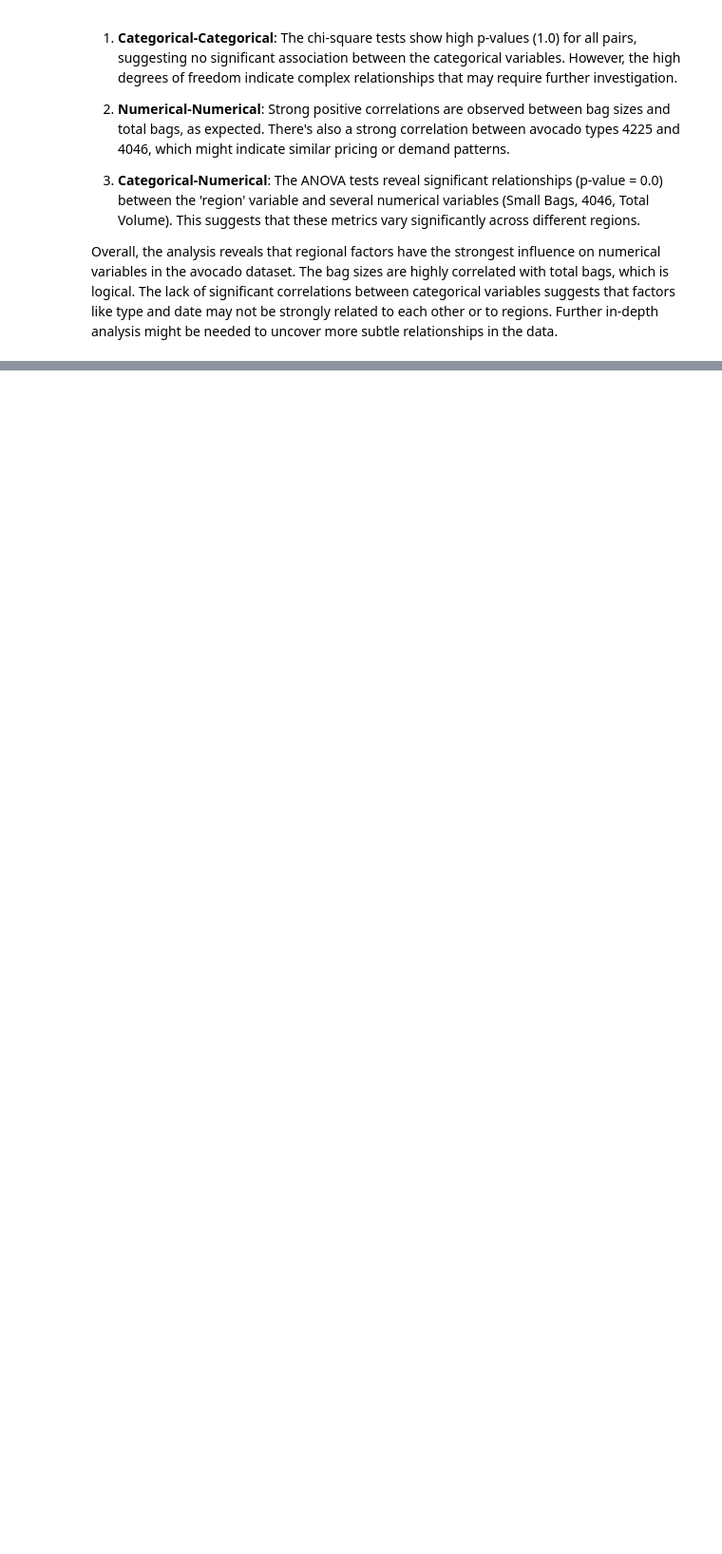
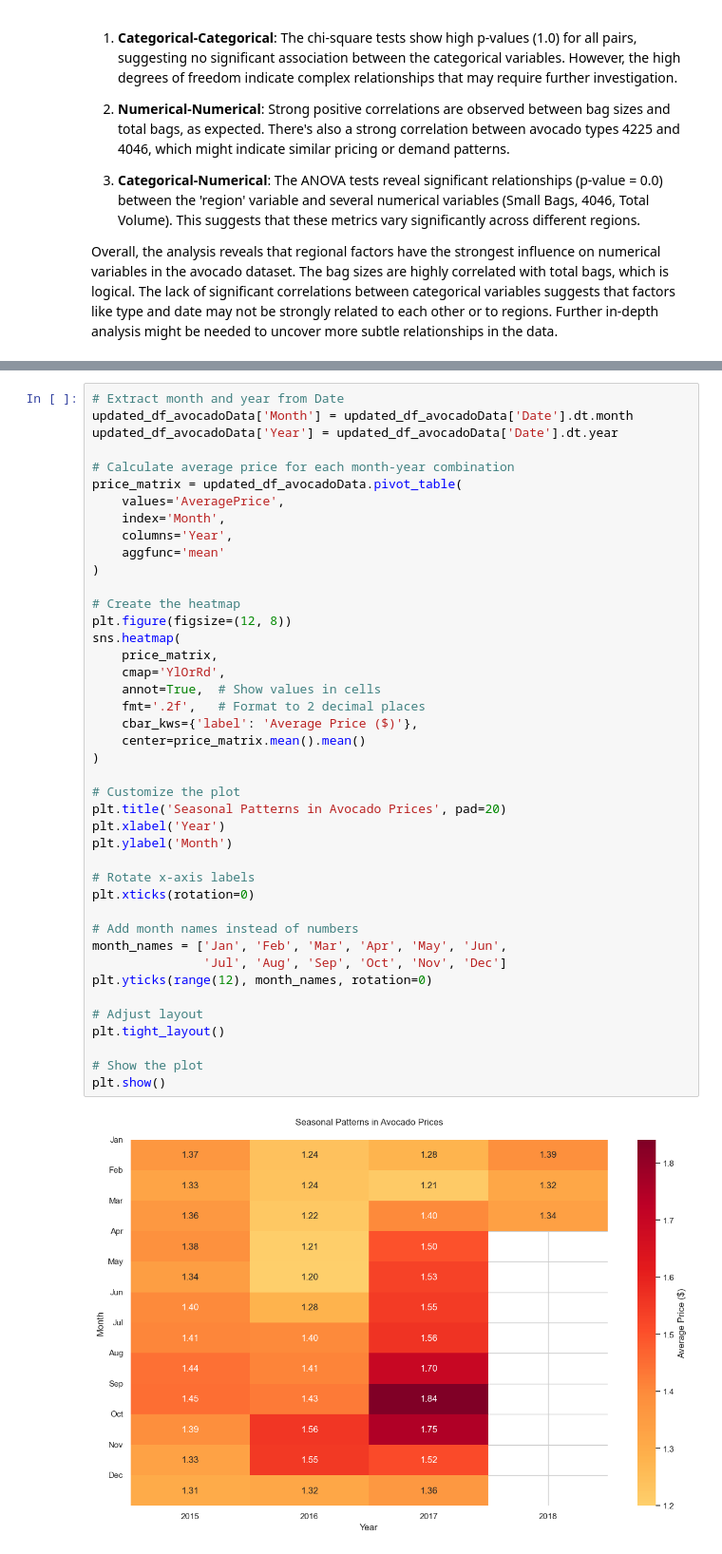
Before and after one commit to VarakanthamSaiHruthikReddy975/AvocadoPricesAnalysis, a Jupyter notebook: Avocado Prices.ipynb, the cells around one changed output, grey strips where cells are left out. Shown: that part at 95% size. Drawn from its saved outputs; the diff is of its cells as text; blank space fills up the shorter version.

```diff
--- a/Avocado Prices.ipynb
+++ b/Avocado Prices.ipynb
@@ -274,0 +424,44 @@ Overall, the analysis reveals that regional factors have the strongest influence
+# %%
+# Extract month and year from Date
+updated_df_avocadoData['Month'] = updated_df_avocadoData['Date'].dt.month
+updated_df_avocadoData['Year'] = updated_df_avocadoData['Date'].dt.year
+
+# Calculate average price for each month-year combination
+price_matrix = updated_df_avocadoData.pivot_table(
+    values='AveragePrice',
+    index='Month',
+    columns='Year',
+    aggfunc='mean'
+)
+
+# Create the heatmap
+plt.figure(figsize=(12, 8))
+sns.heatmap(
+    price_matrix,
+    cmap='YlOrRd',
+    annot=True,  # Show values in cells
+    fmt='.2f',   # Format to 2 decimal places
+    cbar_kws={'label': 'Average Price ($)'},
+    center=price_matrix.mean().mean()
+)
+
+# Customize the plot
+plt.title('Seasonal Patterns in Avocado Prices', pad=20)
+plt.xlabel('Year')
+plt.ylabel('Month')
+
+# Rotate x-axis labels
+plt.xticks(rotation=0)
+
+# Add month names instead of numbers
+month_names = ['Jan', 'Feb', 'Mar', 'Apr', 'May', 'Jun',
+               'Jul', 'Aug', 'Sep', 'Oct', 'Nov', 'Dec']
+plt.yticks(range(12), month_names, rotation=0)
+
+# Adjust layout
+plt.tight_layout()
+
+# Show the plot
+plt.show()
+# %% [output]
+[figure, added]
```
Also changed, not shown: parts of 9 cells of this notebook.
